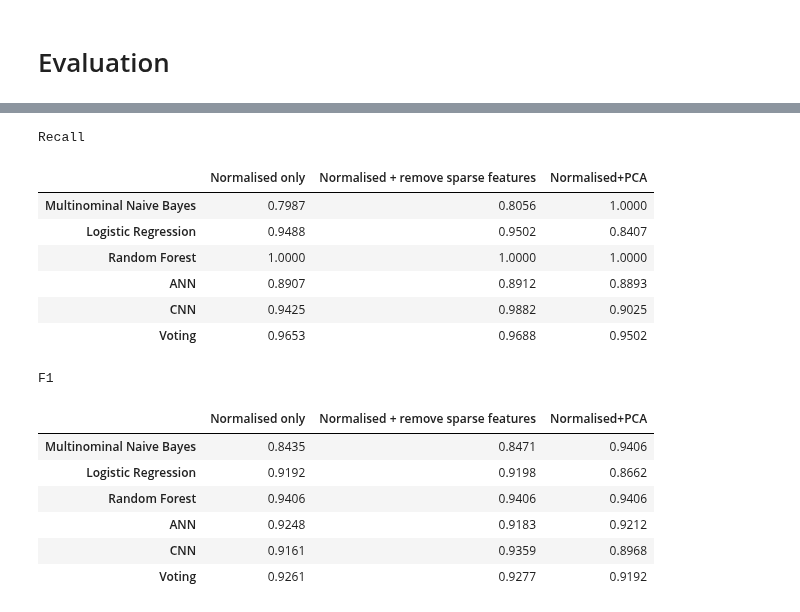
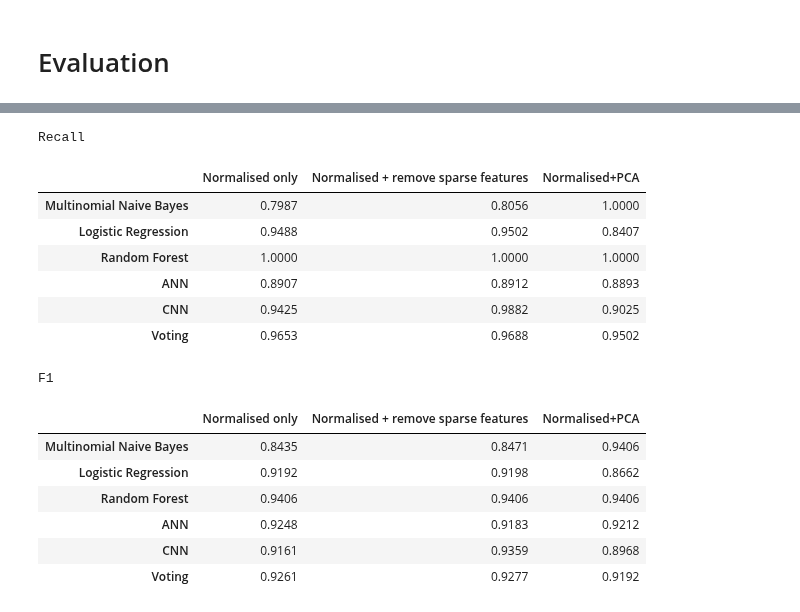
Before and after one commit to Rab6it/COMP5703_code, a Jupyter notebook: project.ipynb, the cells around one changed output, grey strips where cells are left out. Drawn from its saved outputs; the diff is of its cells as text; code cells hidden in the pictures.

```diff
--- a/project.ipynb
+++ b/project.ipynb
@@ -1484,27 +1484,27 @@ Precision
 | CNN | 0.8912 | 0.8888 | 0.8912 |
 | Voting | 0.8900 | 0.8900 | 0.8901 |
 # %%
-test_rec={'Multinominal Naive Bayes': nb_rec,
+test_rec={'Multinomial Naive Bayes': nb_rec,
             'Logistic Regression': lr_rec,
             'Random Forest': rf_rec,
             'ANN': ann_rec,
             'CNN': cnn_rec,
             'Voting': ve_rec}
 test_rec_table  = pd.DataFrame(test_rec).T
 test_rec_table.columns = ['Normalised only','Normalised + remove sparse features','Normalised+PCA']
 print("Recall")
 display(test_rec_table)
 # %% [output]
 Recall
 |  | Normalised only | Normalised + remove sparse features | Normalised+PCA |
-| Multinominal Naive Bayes | 0.7987 | 0.8056 | 1.0000 |
+| Multinomial Naive Bayes | 0.7987 | 0.8056 | 1.0000 |
 | Logistic Regression | 0.9488 | 0.9502 | 0.8407 |
 | Random Forest | 1.0000 | 1.0000 | 1.0000 |
 | ANN | 0.8907 | 0.8912 | 0.8893 |
 | CNN | 0.9425 | 0.9882 | 0.9025 |
 | Voting | 0.9653 | 0.9688 | 0.9502 |
 # %%
-test_f1={'Multinominal Naive Bayes': nb_f1,
+test_f1={'Multinomial Naive Bayes': nb_f1,
             'Logistic Regression': lr_f1,
             'Random Forest': rf_f1,
             'ANN': ann_f1,
@@ -1517,7 +1517,7 @@ display(test_f1_table)
 # %% [output]
 F1
 |  | Normalised only | Normalised + remove sparse features | Normalised+PCA |
-| Multinominal Naive Bayes | 0.8435 | 0.8471 | 0.9406 |
+| Multinomial Naive Bayes | 0.8435 | 0.8471 | 0.9406 |
 | Logistic Regression | 0.9192 | 0.9198 | 0.8662 |
 | Random Forest | 0.9406 | 0.9406 | 0.9406 |
 | ANN | 0.9248 | 0.9183 | 0.9212 |
```
Also changed, not shown: parts of 4 cells of this notebook.
